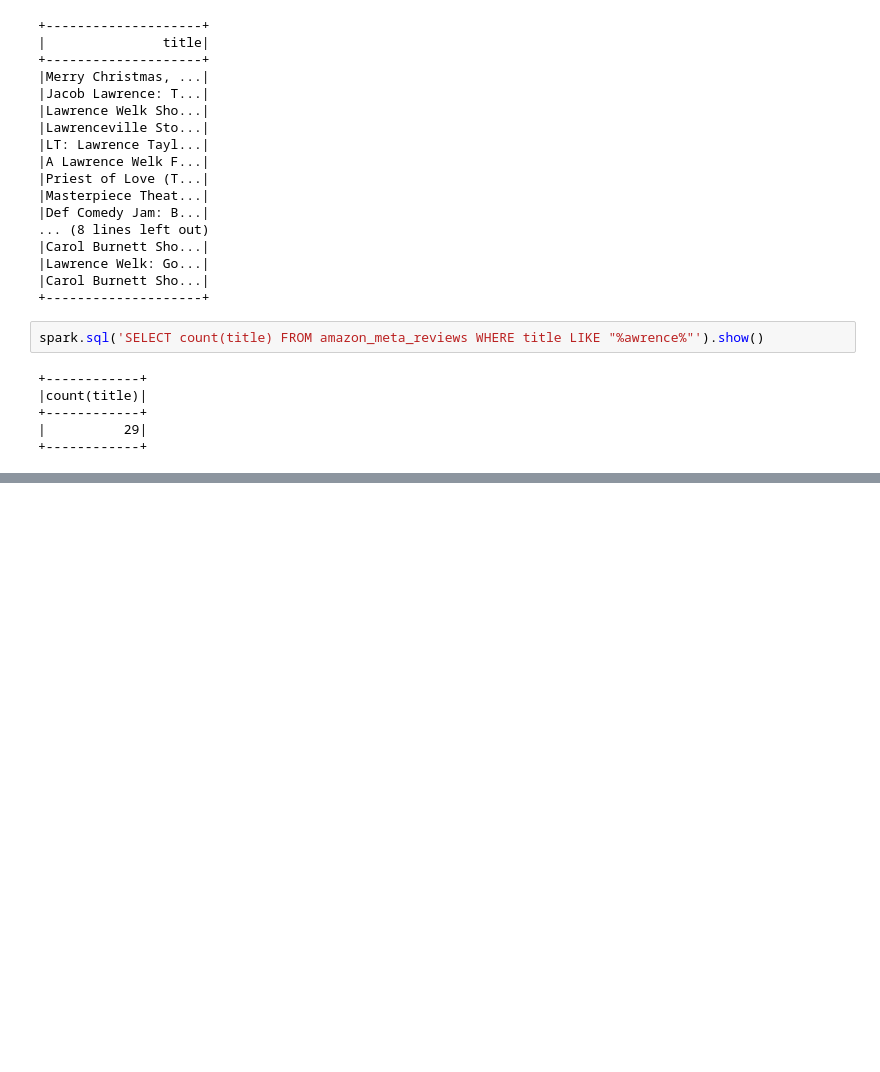
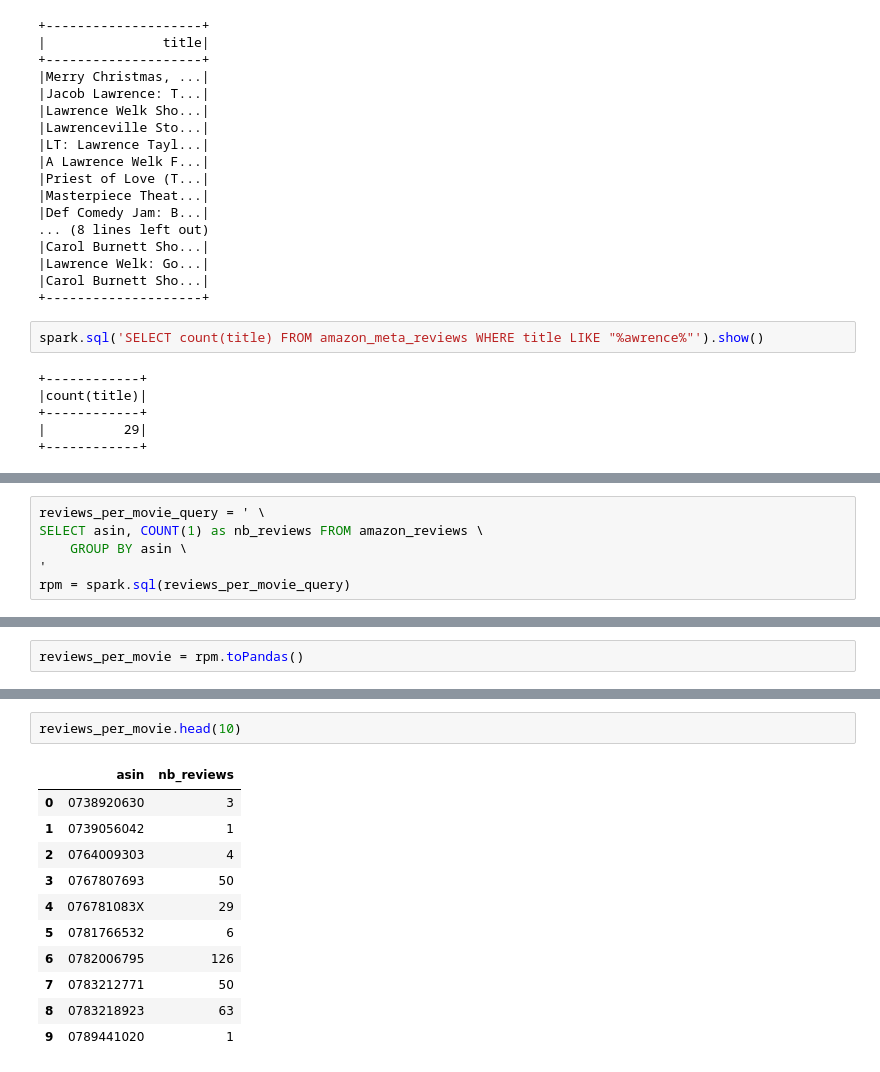
Before and after one commit to j-gd/movie_mood, a Jupyter notebook: notebooks/Spark_testing.ipynb, the cells around one changed output, grey strips where cells are left out. Cells and saved outputs as stored; diff of their text form; blank space fills up the shorter version.

```diff
--- a/notebooks/Spark_testing.ipynb
+++ b/notebooks/Spark_testing.ipynb
@@ -93,0 +108,6 @@ spark.sql('SELECT count(title) FROM amazon_meta_reviews WHERE title LIKE "%awren
+# %%
+reviews_per_movie_query = ' \
+SELECT asin, COUNT(1) as nb_reviews FROM amazon_reviews \
+    GROUP BY asin \
+'
+rpm = spark.sql(reviews_per_movie_query)
@@ -93,0 +138,2 @@ spark.sql('SELECT count(title) FROM amazon_meta_reviews WHERE title LIKE "%awren
+# %%
+reviews_per_movie = rpm.toPandas()
@@ -93,0 +150,14 @@ spark.sql('SELECT count(title) FROM amazon_meta_reviews WHERE title LIKE "%awren
+# %%
+reviews_per_movie.head(10)
+# %% [output]
+|  | asin | nb_reviews |
+| 0 | 0738920630 | 3 |
+| 1 | 0739056042 | 1 |
+| 2 | 0764009303 | 4 |
+| 3 | 0767807693 | 50 |
+| 4 | 076781083X | 29 |
+| 5 | 0781766532 | 6 |
+| 6 | 0782006795 | 126 |
+| 7 | 0783212771 | 50 |
+| 8 | 0783218923 | 63 |
+| 9 | 0789441020 | 1 |
```
Also changed, not shown: parts of 15 cells of this notebook, 2 other files.
